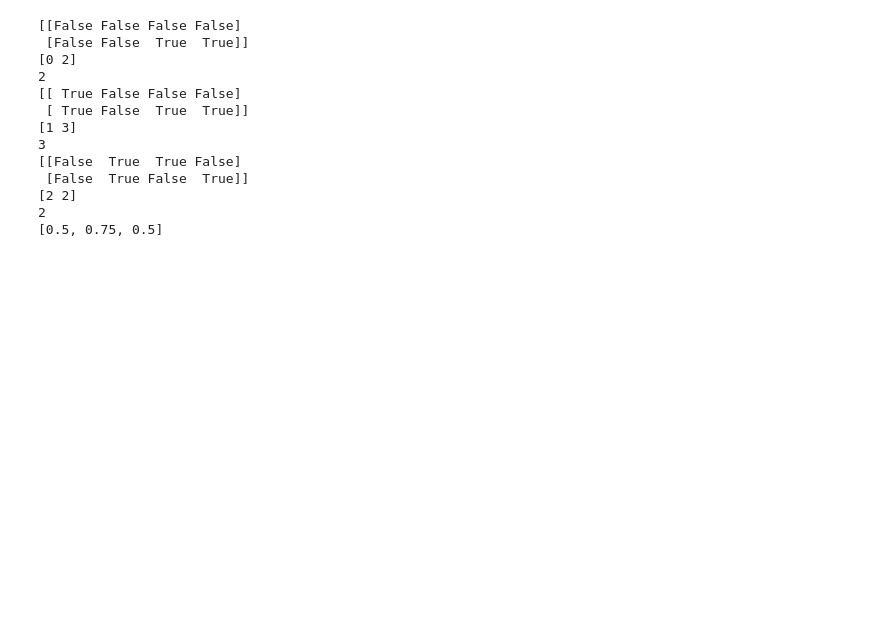
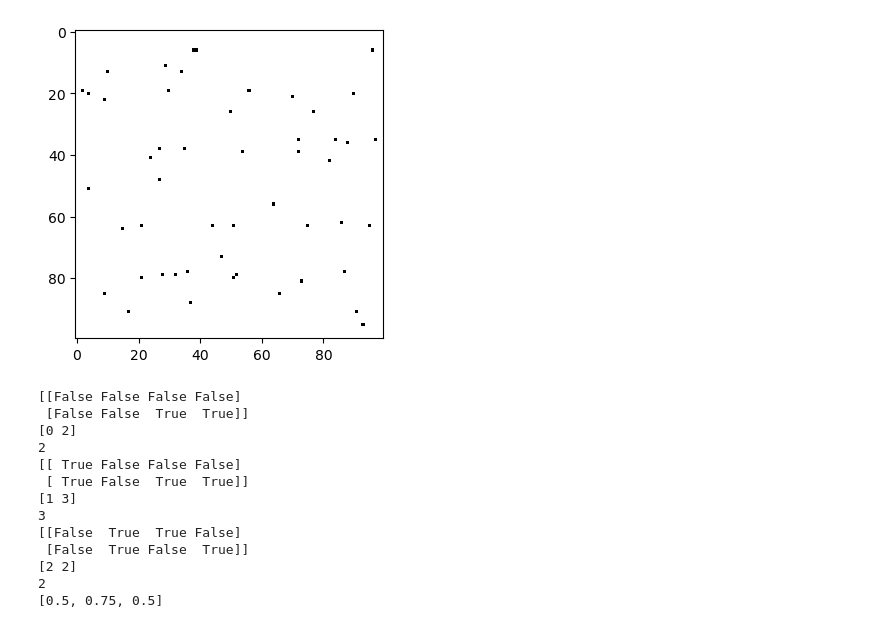
Before and after one commit to JMMorph/AmbulanceLocationAllocation, a Jupyter notebook: Notebooks/testingCUDA.ipynb, the cells around one changed output. Saved outputs shown, nothing was run; the diff lists cells and outputs as text; code cells hidden in the pictures; blank space fills up the shorter version.

```diff
--- a/Notebooks/testingCUDA.ipynb
+++ b/Notebooks/testingCUDA.ipynb
@@ -3,3 +1,26 @@ import numpy as np
+# %%
+import matplotlib.pyplot as plt
+import numpy as np
+
+from pymoo.core.population import Population
+from pymoo.core.problem import Problem
+from pymoo.operators.mutation.bitflip import BitflipMutation
+
+n_var, n_matings = 100, 50
+
+problem = Problem(n_var=n_var, vtype=bool)
+
+X = np.full((100, 100), False)
+pop = Population.new(X=X)
+
+mutation = BitflipMutation(prob=0.5)
+Xp = mutation(problem, pop).get("X")
+
+plt.figure(figsize=(4, 4))
+plt.imshow(X != Xp, cmap='Greys', interpolation='nearest')
+plt.show()
+# %% [output]
+[figure, added]
 # %%
 prev = np.array([[1, 0, 0, 1],[1, 0, 1, 0]]).astype(bool)
 current = np.array([[1, 0, 0, 1], [0, 0, 0, 1], [1,1,1,1]]).astype(bool)
```
Also changed, not shown: parts of 1 cell of this notebook, 2 other files.
